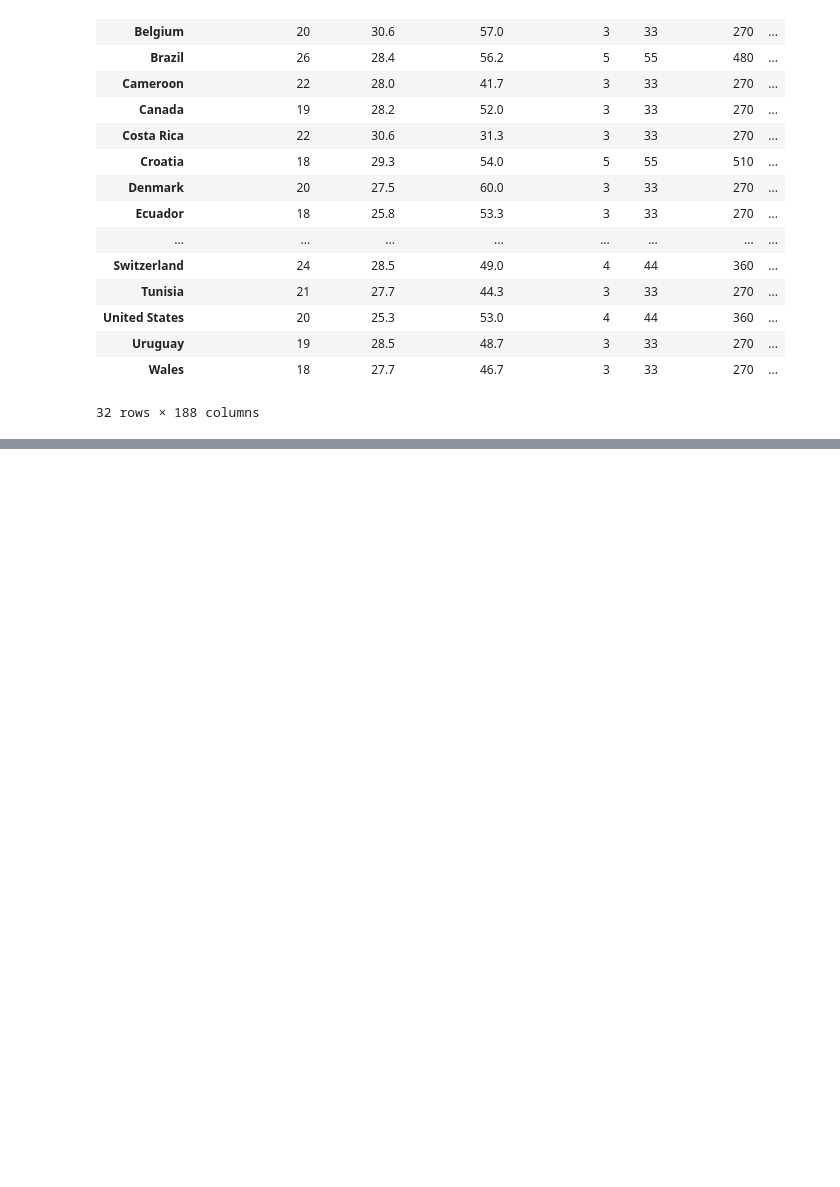
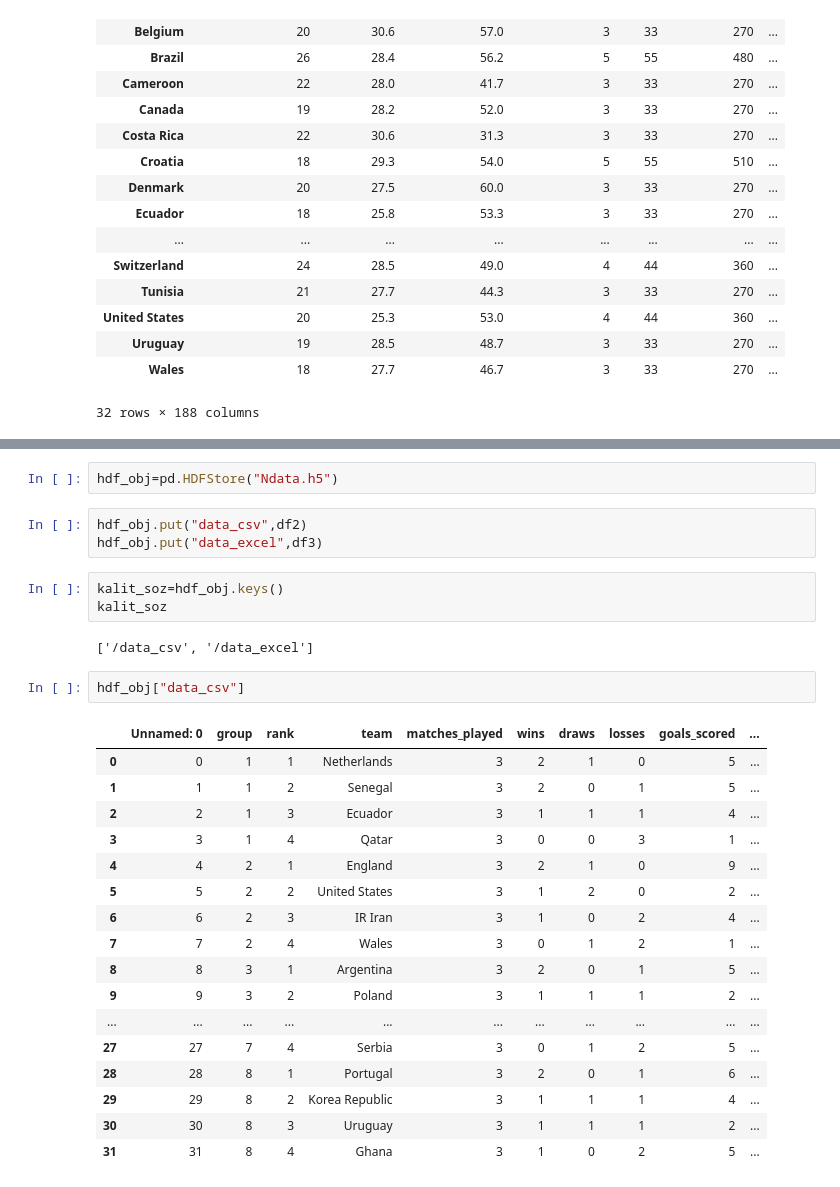
Before and after one commit to izzatillomardonov/Githup-Izzat, a Jupyter notebook: Untitled2.ipynb, the cells around one changed output, grey strips where cells are left out. Cells and saved outputs as stored; diff of their text form; blank space fills up the shorter version.

```diff
--- a/Untitled2.ipynb
+++ b/Untitled2.ipynb
@@ -191,0 +239,30 @@ df
+# %%
+hdf_obj=pd.HDFStore("Ndata.h5")
+# %%
+hdf_obj.put("data_csv",df2)
+hdf_obj.put("data_excel",df3)
+# %%
+kalit_soz=hdf_obj.keys()
+kalit_soz
+# %% [output]
+['/data_csv', '/data_excel']
+# %%
+hdf_obj["data_csv"]
+# %% [output]
+|  | Unnamed: 0 | group | rank | team | matches_played | wins | draws | losses | goals_scored | ... |
+| 0 | 0 | 1 | 1 | Netherlands | 3 | 2 | 1 | 0 | 5 | ... |
+| 1 | 1 | 1 | 2 | Senegal | 3 | 2 | 0 | 1 | 5 | ... |
+| 2 | 2 | 1 | 3 | Ecuador | 3 | 1 | 1 | 1 | 4 | ... |
+| 3 | 3 | 1 | 4 | Qatar | 3 | 0 | 0 | 3 | 1 | ... |
+| 4 | 4 | 2 | 1 | England | 3 | 2 | 1 | 0 | 9 | ... |
+| 5 | 5 | 2 | 2 | United States | 3 | 1 | 2 | 0 | 2 | ... |
+| 6 | 6 | 2 | 3 | IR Iran | 3 | 1 | 0 | 2 | 4 | ... |
+| 7 | 7 | 2 | 4 | Wales | 3 | 0 | 1 | 2 | 1 | ... |
+| 8 | 8 | 3 | 1 | Argentina | 3 | 2 | 0 | 1 | 5 | ... |
+| 9 | 9 | 3 | 2 | Poland | 3 | 1 | 1 | 1 | 2 | ... |
+| ... | ... | ... | ... | ... | ... | ... | ... | ... | ... | ... |
+| 27 | 27 | 7 | 4 | Serbia | 3 | 0 | 1 | 2 | 5 | ... |
+| 28 | 28 | 8 | 1 | Portugal | 3 | 2 | 0 | 1 | 6 | ... |
+| 29 | 29 | 8 | 2 | Korea Republic | 3 | 1 | 1 | 1 | 4 | ... |
+| 30 | 30 | 8 | 3 | Uruguay | 3 | 1 | 1 | 1 | 2 | ... |
+| 31 | 31 | 8 | 4 | Ghana | 3 | 1 | 0 | 2 | 5 | ... |
```
Also changed, not shown: parts of 12 cells of this notebook.
